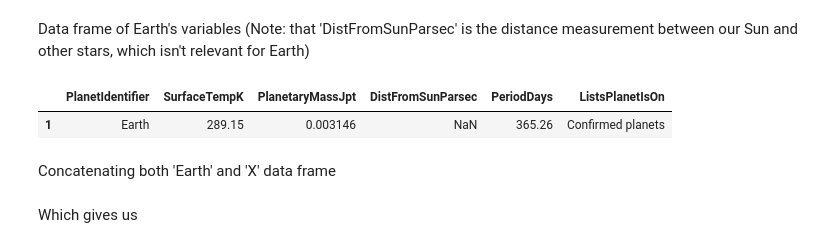
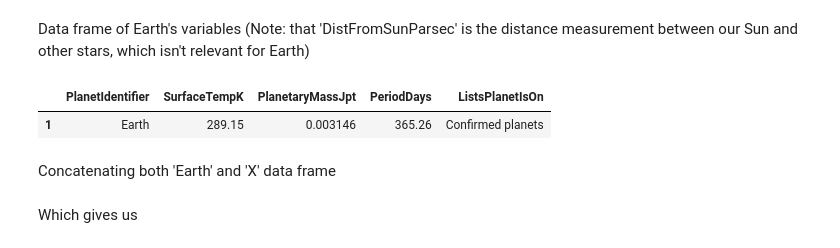
Before and after one commit to alitanweer/oecanalysis, a Jupyter notebook: Material/oecanalysis.ipynb, the cells around one changed output. Drawn from its saved outputs; the diff is of its cells as text; code cells hidden in the pictures.

```diff
--- a/Material/oecanalysis.ipynb
+++ b/Material/oecanalysis.ipynb
@@ -271,16 +281,17 @@ Data frame of Earth's variables
 # %%
 Earth = pd.DataFrame({
     'PlanetIdentifier':['Earth'],
     'SurfaceTempK':[289.15],
     'PlanetaryMassJpt':[0.0031457],
     'HostStarTempK':[5778],
     'HostStarMassSlrMass':[1],
     'PeriodDays':[365.26],
     'ListsPlanetIsOn':['Confirmed planets']
-},columns=['PlanetIdentifier','SurfaceTempK','PlanetaryMassJpt','DistFromSunParsec','PeriodDays','ListsPlanetIsOn'],index=[1])
+},columns=['PlanetIdentifier','SurfaceTempK','PlanetaryMassJpt','DistFromSunParsec','PeriodDays','ListsPlanetIsOn'],index=[1]).drop(labels='DistFromSunParsec',axis=1)
+
 Earth
 # %% [output]
-|  | PlanetIdentifier | SurfaceTempK | PlanetaryMassJpt | DistFromSunParsec | PeriodDays | ListsPlanetIsOn |
-| 1 | Earth | 289.15 | 0.003146 | NaN | 365.26 | Confirmed planets |
+|  | PlanetIdentifier | SurfaceTempK | PlanetaryMassJpt | PeriodDays | ListsPlanetIsOn |
+| 1 | Earth | 289.15 | 0.003146 | 365.26 | Confirmed planets |
 # %% [markdown]
 Concatenating both 'Earth' and 'X' data frame
```
Also changed, not shown: parts of 37 cells of this notebook.
